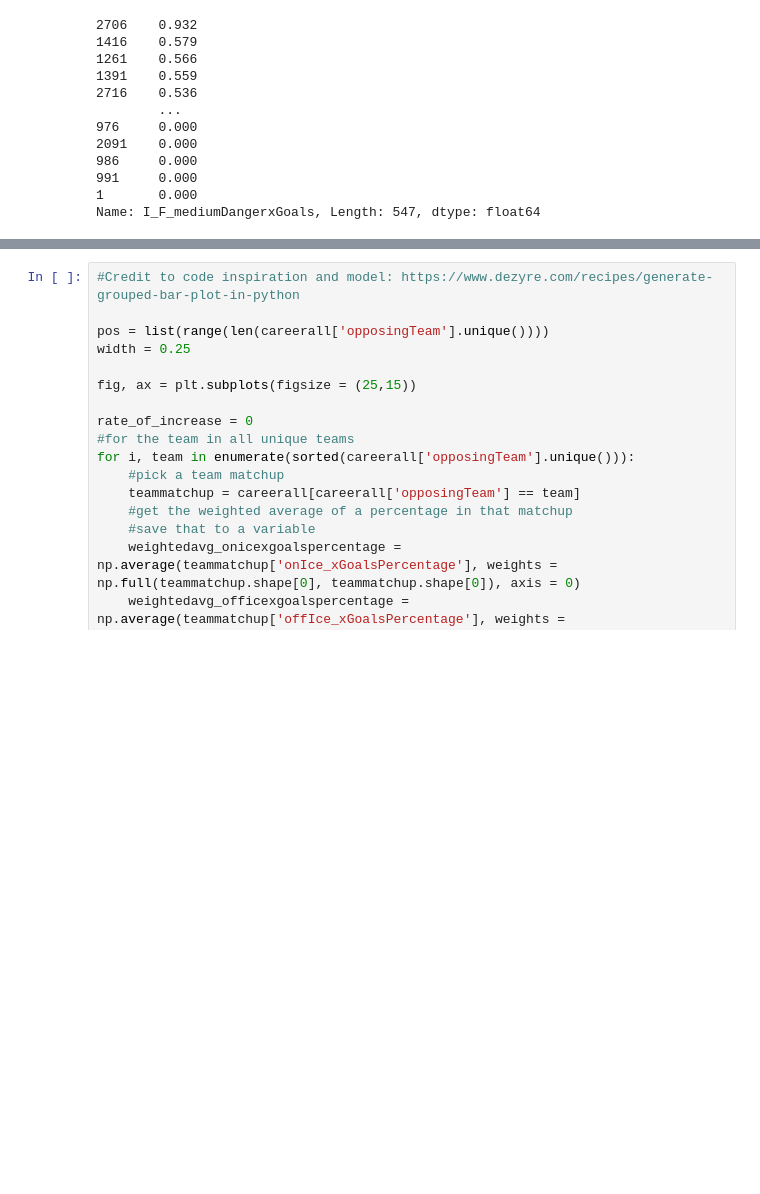
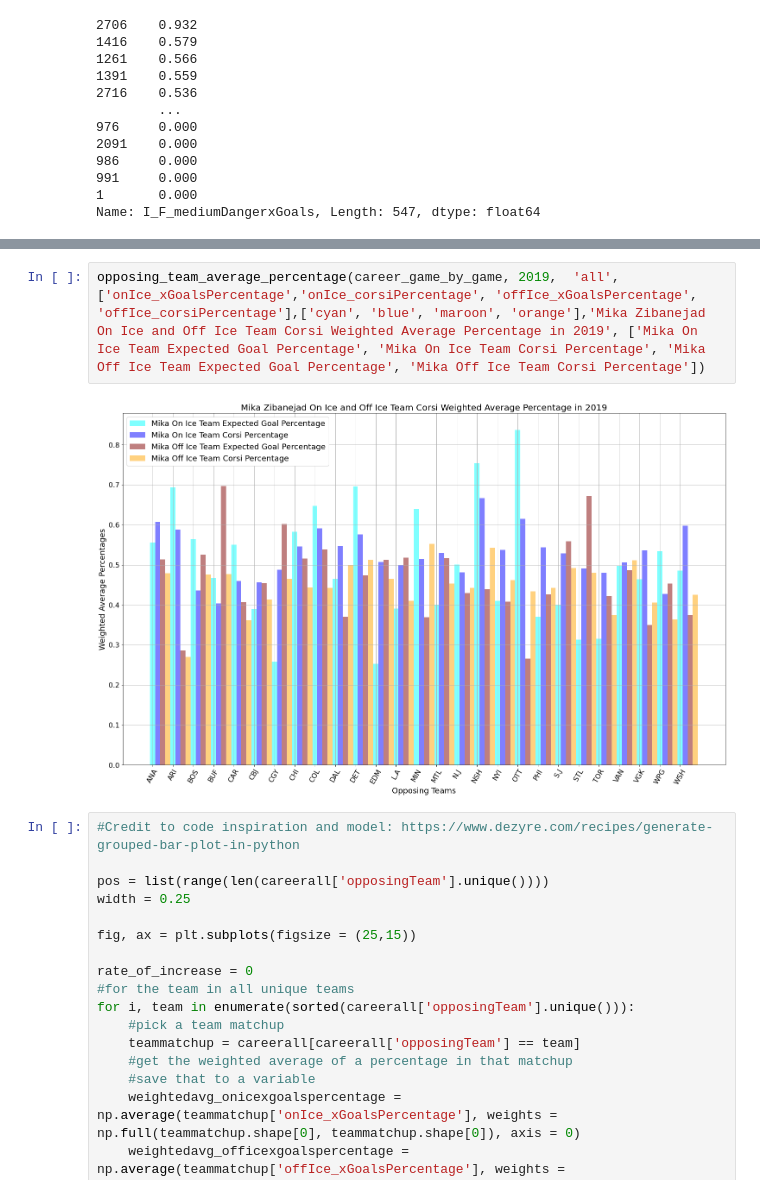
Before and after one commit to chriskuz/rangers_analysis, a Jupyter notebook: code/player_statistics/mika_zibanejad.ipynb, the cells around one changed output, grey strips where cells are left out. Cells and saved outputs as stored; diff of their text form; blank space fills up the shorter version.

```diff
--- a/code/player_statistics/mika_zibanejad.ipynb
+++ b/code/player_statistics/mika_zibanejad.ipynb
@@ -163,3 +269,7 @@ percentages[1]
+# %%
+opposing_team_average_percentage(career_game_by_game, 2019,  'all', ['onIce_xGoalsPercentage','onIce_corsiPercentage', 'offIce_xGoalsPercentage', 'offIce_corsiPercentage'],['cyan', 'blue', 'maroon', 'orange'],'Mika Zibanejad On Ice and Off Ice Team Corsi Weighted Average Percentage in 2019', ['Mika On Ice Team Expected Goal Percentage', 'Mika On Ice Team Corsi Percentage', 'Mika Off Ice Team Expected Goal Percentage', 'Mika Off Ice Team Corsi Percentage'])
+# %% [output]
+[figure, added]
 # %%
 #Credit to code inspiration and model: https://www.dezyre.com/recipes/generate-grouped-bar-plot-in-python
 
```
Also changed, not shown: parts of 13 cells of this notebook.
